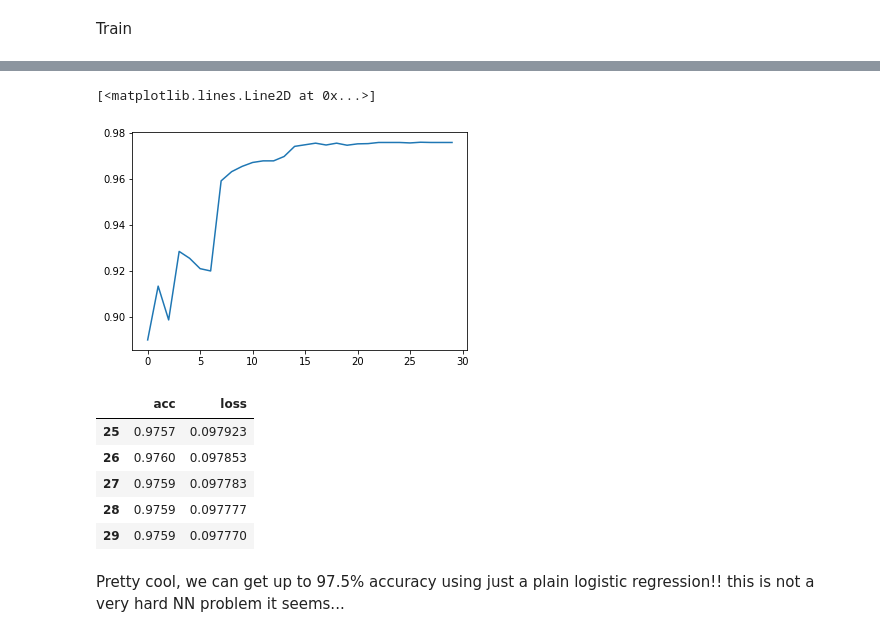
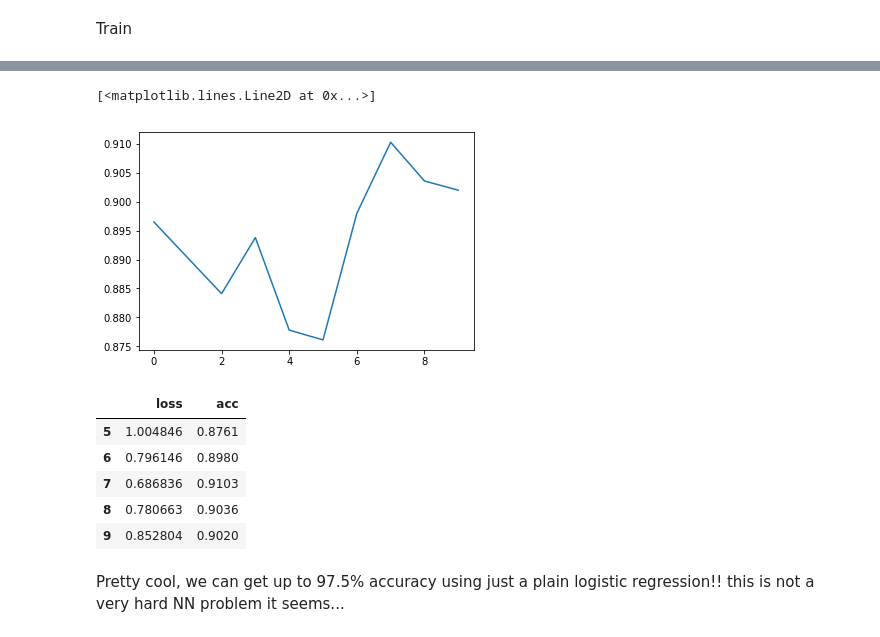
Before and after one commit to clarencenhuang/ml-learnings, a Jupyter notebook: 04 - Neural Network, Regularization, SGD Methods.ipynb, the cells around one changed output, grey strips where cells are left out. Drawn from its saved outputs; the diff is of its cells as text; code cells hidden in the pictures.

```diff
--- a/04 - Neural Network, Regularization, SGD Methods.ipynb
+++ b/04 - Neural Network, Regularization, SGD Methods.ipynb
@@ -68,10 +70,11 @@ def get_validation_error(model):
 # %%
 def train(model, optimizer, criterion, epochs=10, lrs=None):
     val_loss, val_acc = [], []
+    r_loss, c_loss, r_num = 0, 0, 0
     for e in range(epochs):
-        #print(f"epoch: {e}")
         if lrs is not None: lrs.step()
-        for inputs, labels in test_loader:
+        for inputs, labels in train_loader:
+
             model.train()
             inputs, labels = inputs.to('cuda'), labels.to('cuda')
 
@@ -79,9 +82,14 @@ def train(model, optimizer, criterion, epochs=10, lrs=None):
             logits = model(inputs)
 
             loss = criterion(logits, labels)
+
+            r_num += 1
+            c_loss = 0.9 * c_loss + 0.1 * loss.item()
+
             loss.backward()
             optimizer.step()
         vloss, vacc = get_validation_error(model)
+        print(f"epoch: {e + 1} running loss {c_loss} accuracy: {vacc}")
         val_loss.append(vloss), val_acc.append(vacc)
     return pd.DataFrame({'loss': val_loss, 'acc': val_acc})
 # %%
@@ -94,5 +102,5 @@ model.cuda()
 optimizer = optim.Adam(model.parameters(), lr=0.01)
 lrs = StepLR(optimizer, step_size=7, gamma=0.1)
 criterion = torch.nn.CrossEntropyLoss()
-epochs = 30
-stats_lr = train(model, optimizer, criterion, epochs, lrs)
+epochs = 10
+stats_lr = train(model, optimizer, criterion, epochs, None)
@@ -99,17 +118,17 @@ stats_lr = train(model, optimizer, criterion, epochs, lrs)
 # %%
-plt.plot(range(30), stats_lr['acc'], '-')
+plt.plot(range(epochs), stats_lr['acc'], '-')
 # %% [output]
 [<matplotlib.lines.Line2D at 0x...>]
-[figure, old version]
+[figure, new version]
 # %%
 stats_lr.tail()
 # %% [output]
-|  | acc | loss |
-| 25 | 0.9757 | 0.097923 |
-| 26 | 0.9760 | 0.097853 |
-| 27 | 0.9759 | 0.097783 |
-| 28 | 0.9759 | 0.097777 |
-| 29 | 0.9759 | 0.097770 |
+|  | loss | acc |
+| 5 | 1.004846 | 0.8761 |
+| 6 | 0.796146 | 0.8980 |
+| 7 | 0.686836 | 0.9103 |
+| 8 | 0.780663 | 0.9036 |
+| 9 | 0.852804 | 0.9020 |
 # %% [markdown]
 Pretty cool, we can get up to 97.5% accuracy using just a plain logistic regression!! this is not a very hard NN problem it seems...
 # %% [markdown]
```
Also changed, not shown: parts of 5 cells of this notebook.
